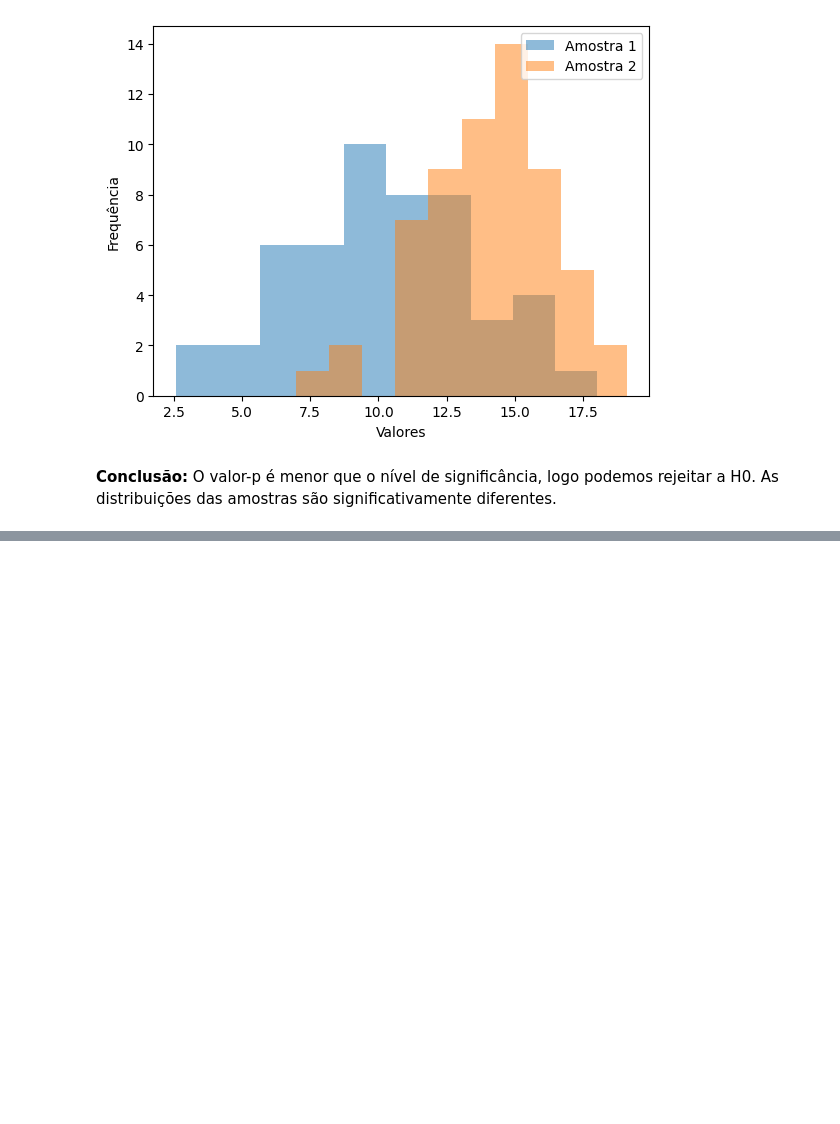
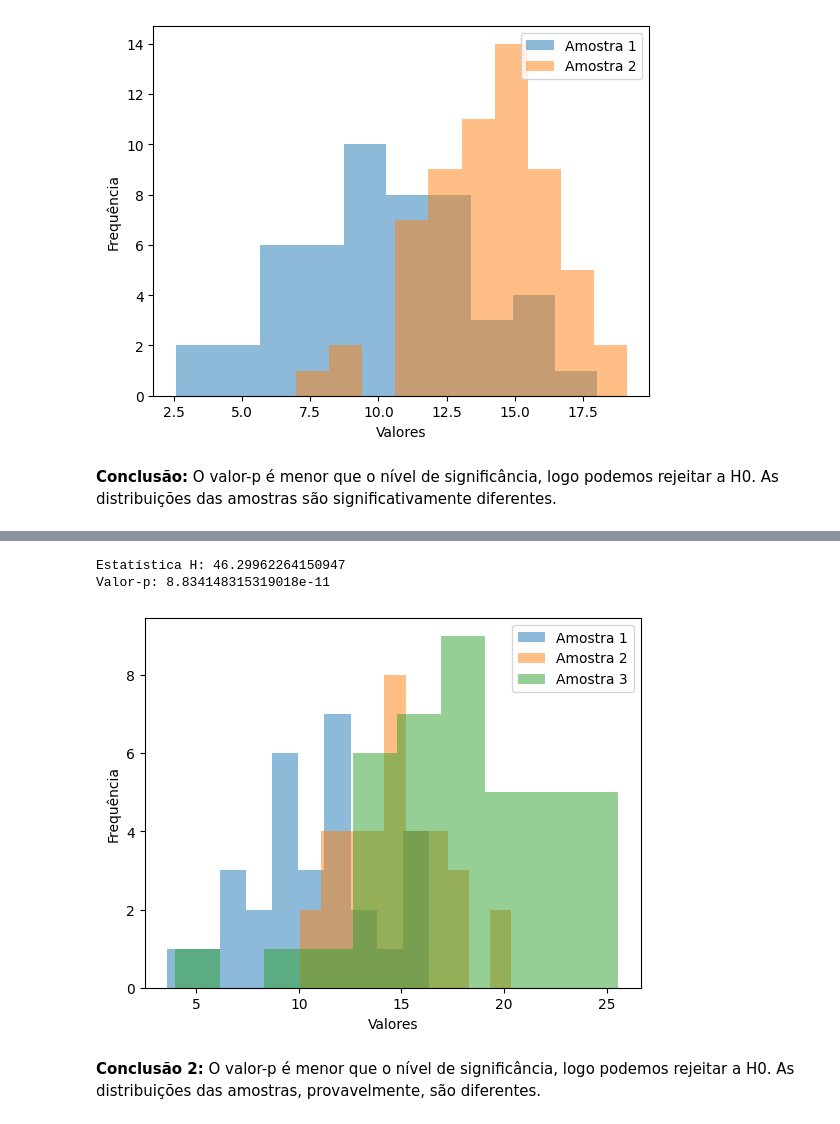
Before and after one commit to prisciladalepiane/machine-learning, a Jupyter notebook: 02-mat-est-aplicada/conceitos/13-Metodos-Nao-Parametricos.ipynb, the cells around one changed output, grey strips where cells are left out. Drawn from its saved outputs; the diff is of its cells as text; code cells hidden in the pictures; blank space fills up the shorter version.

Commit message:
Exemplos Teste Kruskal-Wallis e Teste de Dunn

```diff
--- a/02-mat-est-aplicada/conceitos/13-Metodos-Nao-Parametricos.ipynb
+++ b/02-mat-est-aplicada/conceitos/13-Metodos-Nao-Parametricos.ipynb
@@ -197,0 +235,28 @@ plt.show()
+# %%
+# Gera três amostras com distribuições diferentes
+np.random.seed(29)
+amostra1 = np.random.normal(loc = 10, scale = 3, size = 30)
+amostra2 = np.random.normal(loc = 15, scale = 2, size = 35)
+amostra3 = np.random.normal(loc = 18, scale = 4, size = 40)
+
+# Realiza o Teste de Kruskal-Wallis
+resultado = kruskal(amostra1, amostra2, amostra3)
+
+# Exibe o resultado
+print("Estatística H:", resultado.statistic)
+print("Valor-p:", resultado.pvalue)
+
+# Visualiza as distribuições das amostras
+plt.hist(amostra1, bins = 10, alpha = 0.5, label = "Amostra 1")
+plt.hist(amostra2, bins = 10, alpha = 0.5, label = "Amostra 2")
+plt.hist(amostra3, bins = 10, alpha = 0.5, label = "Amostra 3")
+plt.xlabel("Valores")
+plt.ylabel("Frequência")
+plt.legend(loc = "upper right")
+plt.show()
+# %% [output]
+Estatística H: 46.29962264150947
+Valor-p: 8.834148315319018e-11
+[figure, added]
+# %% [markdown]
+**Conclusão 2:** O valor-p é menor que o nível de significância, logo podemos rejeitar a H0. As distribuições das amostras, provavelmente, são diferentes.
```
Also changed, not shown: parts of 7 cells of this notebook.
